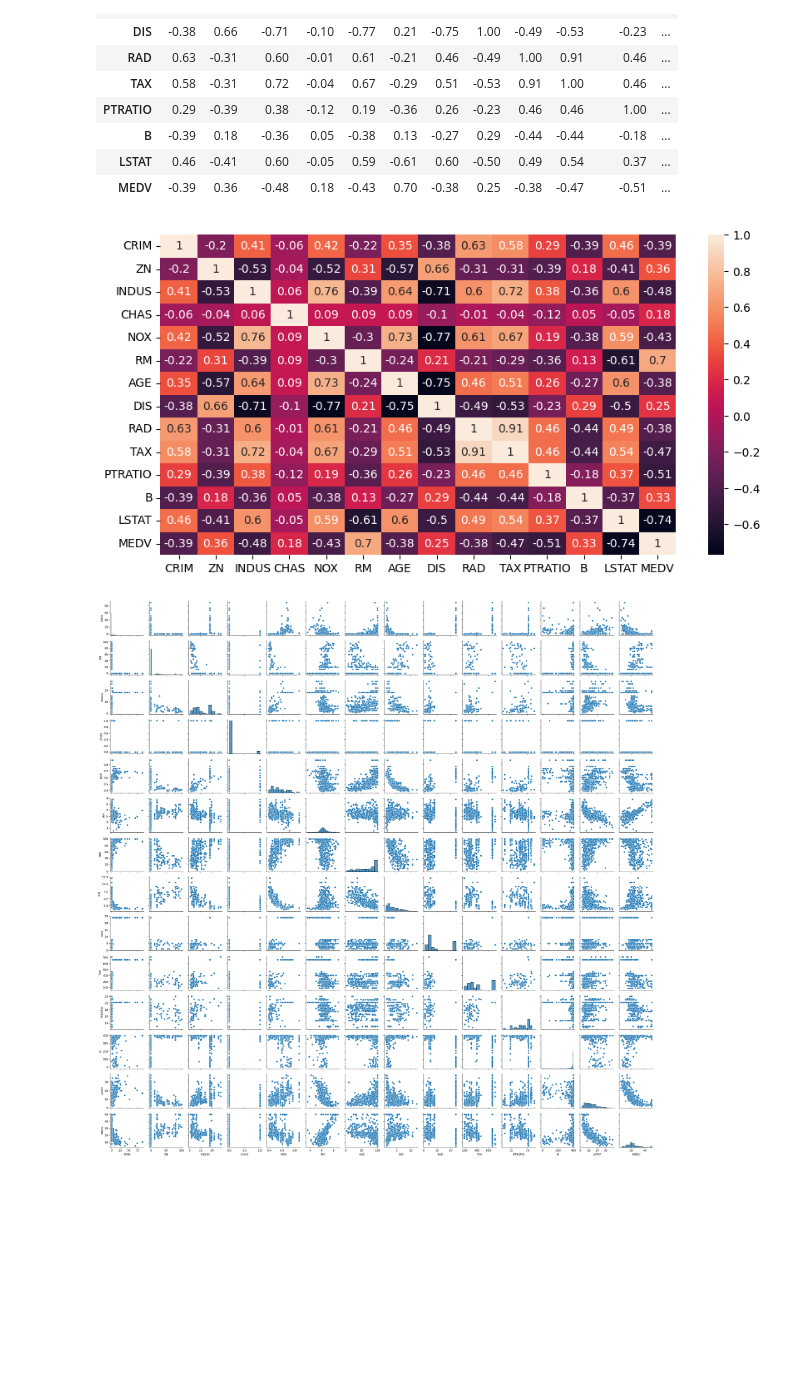
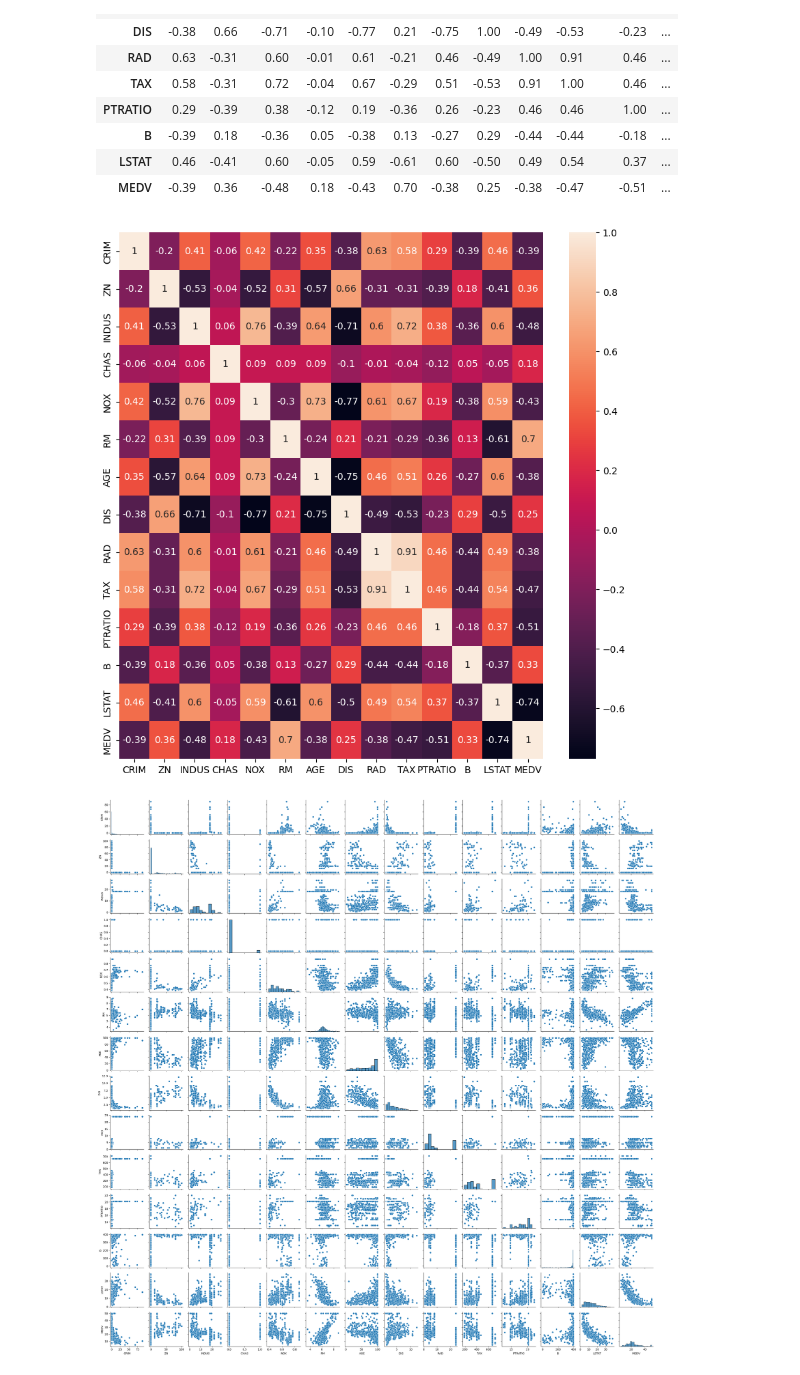
Before and after one commit to tackel/Ciencia-de-datos---Curso, a Jupyter notebook: Regreson Lineal Multiple/regre_lineal_multiple.ipynb, the cells around one changed output. Drawn from its saved outputs; the diff is of its cells as text; code cells hidden in the pictures; blank space fills up the shorter version.

```diff
--- a/Regreson Lineal Multiple/regre_lineal_multiple.ipynb
+++ b/Regreson Lineal Multiple/regre_lineal_multiple.ipynb
@@ -94,10 +94,10 @@ correlation_matrix_bostos
 | MEDV | -0.39 | 0.36 | -0.48 | 0.18 | -0.43 | 0.70 | -0.38 | 0.25 | -0.38 | -0.47 | -0.51 | ... |
 # %%
 sns.heatmap(data= correlation_matrix_bostos, annot=True)
-plt.rcParams['figure.figsize'] = (5,10)
+plt.rcParams['figure.figsize'] = (10,10)
 plt.show()
 # %% [output]
-[figure, old version]
+[figure, new version]
 # %%
 sns.pairplot(df_boston, height= 2)
 plt.tight_layout()
```
Also changed, not shown: parts of 5 cells of this notebook.
